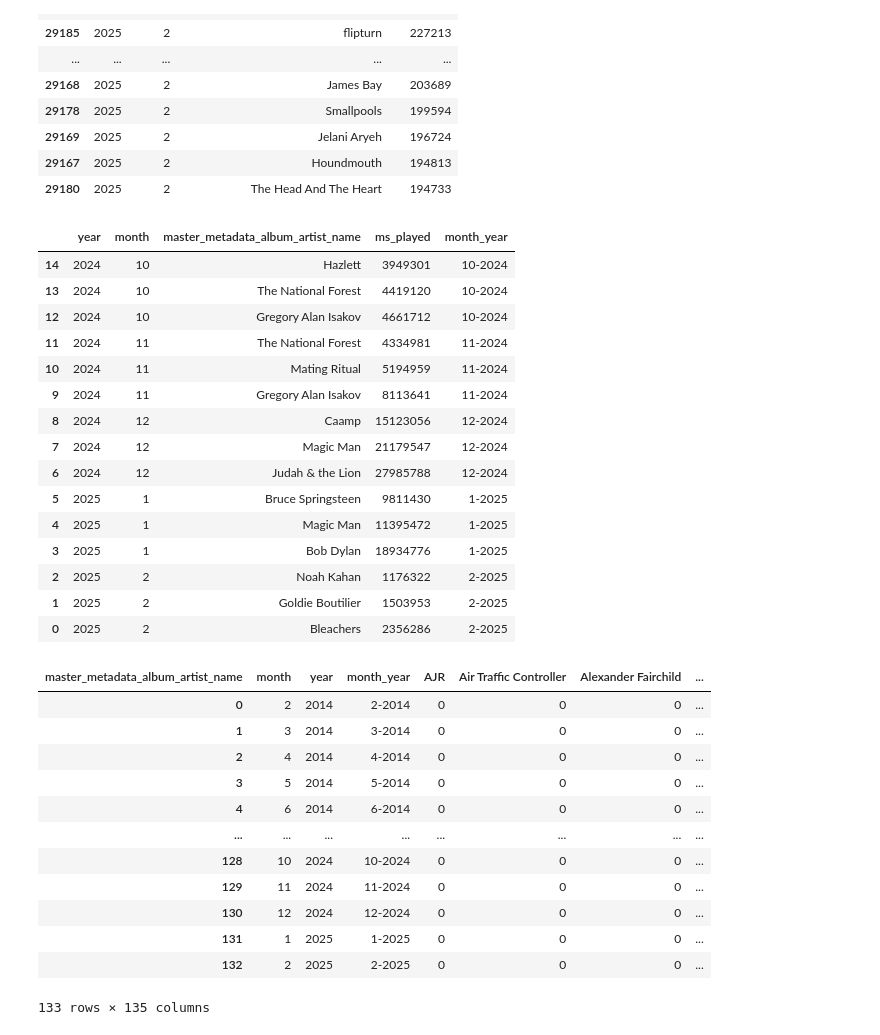
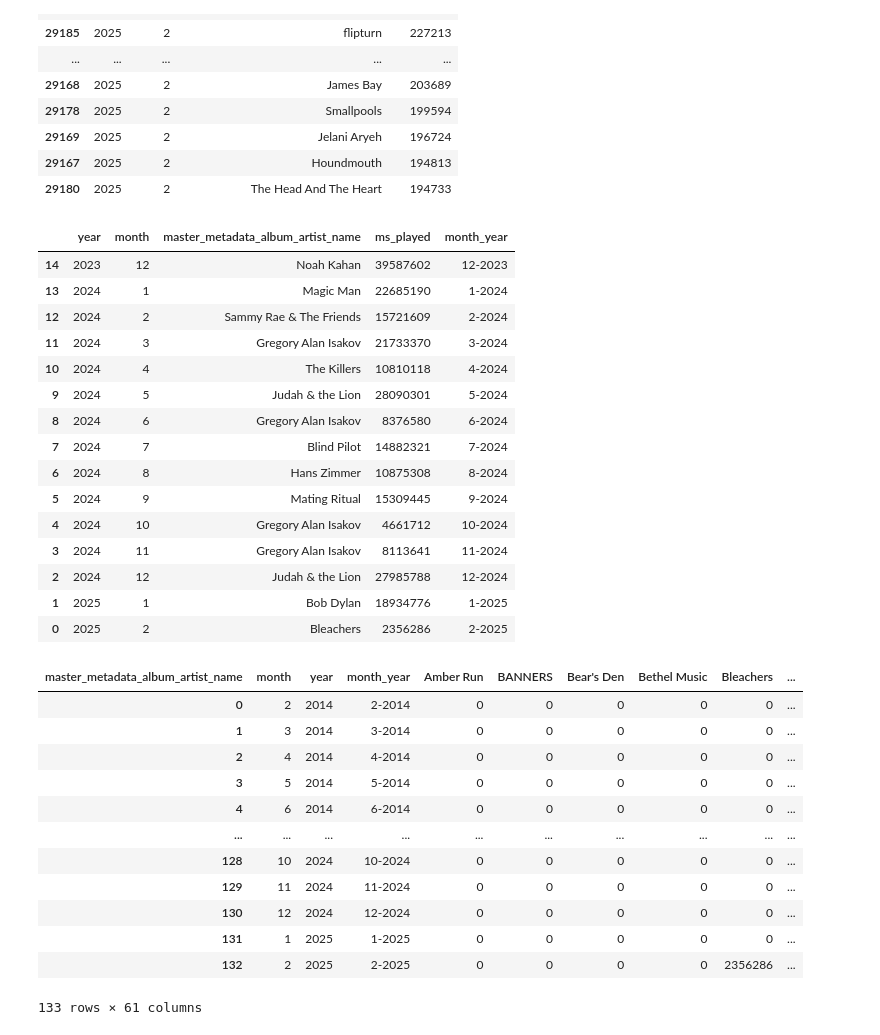
Before and after one commit to billeerds/Spotify-unWrapped, a Jupyter notebook: Code/1_initial_eda_audio.ipynb, the cells around one changed output. Cells and saved outputs as stored; diff of their text form; code cells hidden in the pictures.

```diff
--- a/Code/1_initial_eda_audio.ipynb
+++ b/Code/1_initial_eda_audio.ipynb
@@ -122,48 +122,48 @@ top_month_artist_df.head(20)
 | 29180 | 2025 | 2 | The Head And The Heart | 194733 |
 # %%
 #grab the top 10 artists from each year
-top_5_df = top_month_artist_df.groupby(["year","month"]).head(3).reset_index(drop = True)
+top_5_df = top_month_artist_df.groupby(["year","month"]).head(1).reset_index(drop = True)
 
 #create month-year column
 top_5_df["month_year"] = top_5_df["month"].astype(str) + "-" + top_5_df["year"].astype(str)
 
 # sort the values
 top_5_df.sort_values(["year","month","ms_played"], inplace = True)
 
 top_5_df.tail(15)
 # %% [output]
 |  | year | month | master_metadata_album_artist_name | ms_played | month_year |
-| 14 | 2024 | 10 | Hazlett | 3949301 | 10-2024 |
-| 13 | 2024 | 10 | The National Forest | 4419120 | 10-2024 |
-| 12 | 2024 | 10 | Gregory Alan Isakov | 4661712 | 10-2024 |
-| 11 | 2024 | 11 | The National Forest | 4334981 | 11-2024 |
-| 10 | 2024 | 11 | Mating Ritual | 5194959 | 11-2024 |
-| 9 | 2024 | 11 | Gregory Alan Isakov | 8113641 | 11-2024 |
-| 8 | 2024 | 12 | Caamp | 15123056 | 12-2024 |
-| 7 | 2024 | 12 | Magic Man | 21179547 | 12-2024 |
-| 6 | 2024 | 12 | Judah & the Lion | 27985788 | 12-2024 |
-| 5 | 2025 | 1 | Bruce Springsteen | 9811430 | 1-2025 |
-| 4 | 2025 | 1 | Magic Man | 11395472 | 1-2025 |
-| 3 | 2025 | 1 | Bob Dylan | 18934776 | 1-2025 |
-| 2 | 2025 | 2 | Noah Kahan | 1176322 | 2-2025 |
-| 1 | 2025 | 2 | Goldie Boutilier | 1503953 | 2-2025 |
+| 14 | 2023 | 12 | Noah Kahan | 39587602 | 12-2023 |
+| 13 | 2024 | 1 | Magic Man | 22685190 | 1-2024 |
+| 12 | 2024 | 2 | Sammy Rae & The Friends | 15721609 | 2-2024 |
+| 11 | 2024 | 3 | Gregory Alan Isakov | 21733370 | 3-2024 |
+| 10 | 2024 | 4 | The Killers | 10810118 | 4-2024 |
+| 9 | 2024 | 5 | Judah & the Lion | 28090301 | 5-2024 |
+| 8 | 2024 | 6 | Gregory Alan Isakov | 8376580 | 6-2024 |
+| 7 | 2024 | 7 | Blind Pilot | 14882321 | 7-2024 |
+| 6 | 2024 | 8 | Hans Zimmer | 10875308 | 8-2024 |
+| 5 | 2024 | 9 | Mating Ritual | 15309445 | 9-2024 |
+| 4 | 2024 | 10 | Gregory Alan Isakov | 4661712 | 10-2024 |
+| 3 | 2024 | 11 | Gregory Alan Isakov | 8113641 | 11-2024 |
+| 2 | 2024 | 12 | Judah & the Lion | 27985788 | 12-2024 |
+| 1 | 2025 | 1 | Bob Dylan | 18934776 | 1-2025 |
 | 0 | 2025 | 2 | Bleachers | 2356286 | 2-2025 |
 # %%
 top_5_df.pivot_table(index=["month","year","month_year"], columns="master_metadata_album_artist_name", values="ms_played", aggfunc="sum", fill_value=0).sort_values(["year","month"]).reset_index()
 # %% [output]
-| master_metadata_album_artist_name | month | year | month_year | AJR | Air Traffic Controller | Alexander Fairchild | ... |
-| 0 | 2 | 2014 | 2-2014 | 0 | 0 | 0 | ... |
-| 1 | 3 | 2014 | 3-2014 | 0 | 0 | 0 | ... |
-| 2 | 4 | 2014 | 4-2014 | 0 | 0 | 0 | ... |
-| 3 | 5 | 2014 | 5-2014 | 0 | 0 | 0 | ... |
-| 4 | 6 | 2014 | 6-2014 | 0 | 0 | 0 | ... |
-| ... | ... | ... | ... | ... | ... | ... | ... |
-| 128 | 10 | 2024 | 10-2024 | 0 | 0 | 0 | ... |
-| 129 | 11 | 2024 | 11-2024 | 0 | 0 | 0 | ... |
-| 130 | 12 | 2024 | 12-2024 | 0 | 0 | 0 | ... |
-| 131 | 1 | 2025 | 1-2025 | 0 | 0 | 0 | ... |
-| 132 | 2 | 2025 | 2-2025 | 0 | 0 | 0 | ... |
+| master_metadata_album_artist_name | month | year | month_year | Amber Run | BANNERS | Bear's Den | Bethel Music | Bleachers | ... |
+| 0 | 2 | 2014 | 2-2014 | 0 | 0 | 0 | 0 | 0 | ... |
+| 1 | 3 | 2014 | 3-2014 | 0 | 0 | 0 | 0 | 0 | ... |
+| 2 | 4 | 2014 | 4-2014 | 0 | 0 | 0 | 0 | 0 | ... |
+| 3 | 5 | 2014 | 5-2014 | 0 | 0 | 0 | 0 | 0 | ... |
+| 4 | 6 | 2014 | 6-2014 | 0 | 0 | 0 | 0 | 0 | ... |
+| ... | ... | ... | ... | ... | ... | ... | ... | ... | ... |
+| 128 | 10 | 2024 | 10-2024 | 0 | 0 | 0 | 0 | 0 | ... |
+| 129 | 11 | 2024 | 11-2024 | 0 | 0 | 0 | 0 | 0 | ... |
+| 130 | 12 | 2024 | 12-2024 | 0 | 0 | 0 | 0 | 0 | ... |
+| 131 | 1 | 2025 | 1-2025 | 0 | 0 | 0 | 0 | 0 | ... |
+| 132 | 2 | 2025 | 2-2025 | 0 | 0 | 0 | 0 | 2356286 | ... |
-133 rows × 135 columns
+133 rows × 61 columns
 # %%
 # 3. Pivot the data for stacking
 stacked_data = top_5_df.pivot_table(index=["month","year","month_year"], columns="master_metadata_album_artist_name", values="ms_played", aggfunc="sum", fill_value=0).sort_values(["year","month"]).reset_index()
```
Also changed, not shown: parts of 2 cells of this notebook.
